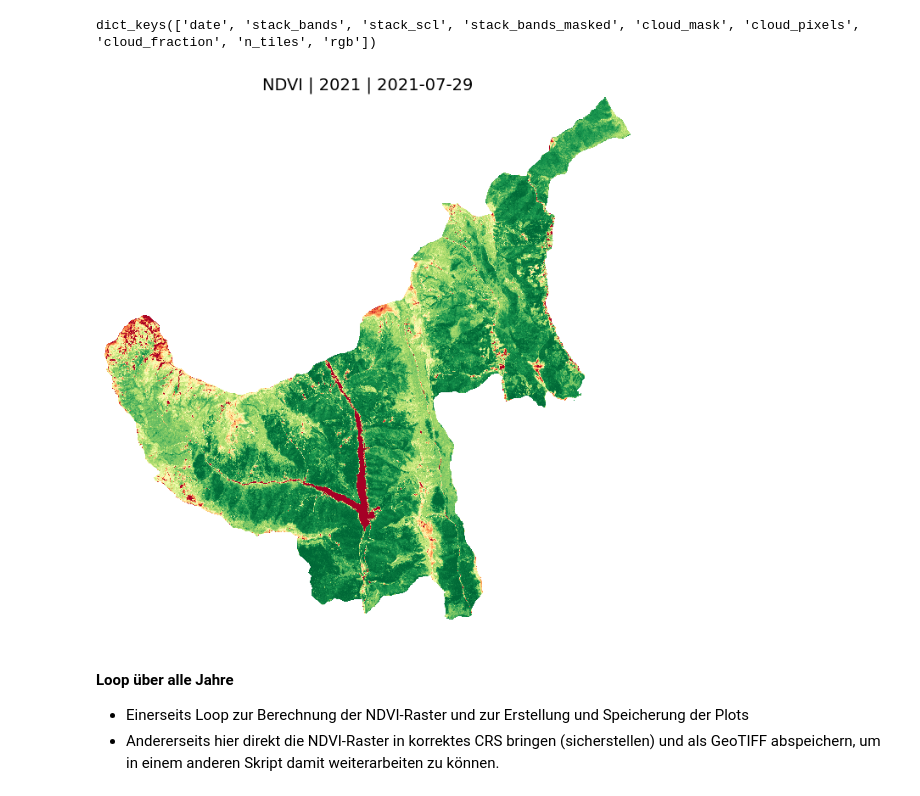
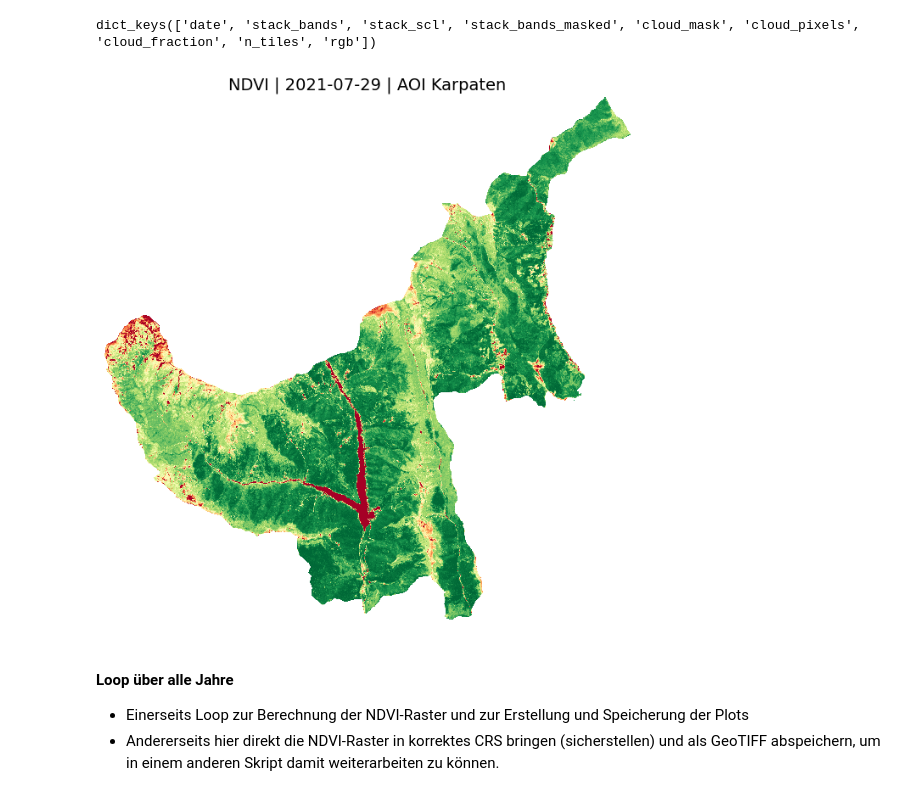
Before and after one commit to riedevik/PWRG2, a Jupyter notebook: 2_STAC_Suche_bis_Composites.ipynb, the cells around one changed output. Saved outputs shown, nothing was run; the diff lists cells and outputs as text; code cells hidden in the pictures.

```diff
--- a/2_STAC_Suche_bis_Composites.ipynb
+++ b/2_STAC_Suche_bis_Composites.ipynb
@@ -1190,7 +1306,7 @@ def stack_rasters(scene, bands, scl, bounds, epsg):
 # Überprüfen mit Test-Szene:
 
 stack_bands, stack_scl = stack_rasters(
-    scene,
+    scene_test,
     bands,
     scl,
     bounds,
@@ -1572,5 +1676,5 @@ stackstac arbeitet *lazy* "was ich berechnen würde" --> `.compute()` lädt die
 # %%
-year = 2021
+year = years[0]
 
 print(processed_scenes[year]["date"])
 # %% [output]
@@ -1642,14 +1737,6 @@ plt.close('all')
 # %% [markdown]
 #### Loop über alle Jahre
 # %%
-def normalize(band):
-    band_min = band.min()
-    band_max = band.max()
-    return (band - band_min) / (band_max - band_min)
-
-def brighten(band, alpha=0.13, beta=0):
-    return np.clip(alpha * band + beta, 0, 255)
-
 for year, data in processed_scenes.items():
 
     print(f"Processing RGB {year}")
@@ -1675,14 +1762,14 @@ for year, data in processed_scenes.items():
     blue = stack.sel(band="B02").compute()
 
     # Aufhellen
-    red_b = brighten(red)
-    green_b = brighten(green)
-    blue_b = brighten(blue)
+    red_b = brighten_rgb(red)
+    green_b = brighten_rgb(green)
+    blue_b = brighten_rgb(blue)
 
     # Normalisieren
-    red_n = normalize(red_b)
-    green_n = normalize(green_b)
-    blue_n = normalize(blue_b)
+    red_n = normalize_rgb(red_b)
+    green_n = normalize_rgb(green_b)
+    blue_n = normalize_rgb(blue_b)
 
     # RGB zusammensetzen (NumPy)
     rgb = np.dstack((red_n, green_n, blue_n))
@@ -1697,7 +1784,7 @@ for year, data in processed_scenes.items():
     plt.figure(figsize=(8, 8))
     plt.imshow(rgb, interpolation="lanczos")
     plt.axis("off")
-    plt.title(f"RGB Image | {year} | {data['date']}")
+    plt.title(f"RGB | {data['date']} | AOI {aoi_name}")
 
     plt.savefig(f"Composites_Plots/RGB_{year}.png", dpi=300, bbox_inches="tight")
     plt.close()
@@ -1756,7 +1874,7 @@ plt.show()
 # %% [markdown]
 ### NDVI-Composite erstellen
 # %%
-year = 2021
+year = years[0]
 
 print(processed_scenes[year]["date"])
 # %% [output]
@@ -1777,32 +1896,29 @@ ndvi = xr.where((nir + red) != 0, (nir - red) / (nir + red), np.nan)
 # %%
 # Farbskala definieren
 color_scale = "RdYlGn"
 
 # Figure (gesamtes Bild) + Axes (Plotfläche)
 fig, ax = plt.subplots(figsize=(8, 8))
 
 # NDVI plotten mit Rot --> Grün Farbskala & Penzentil-Stretch (für besseren Kontrast)
 ndvi.plot.imshow(
     ax=ax,
     cmap = color_scale,                      # Farbskala
     add_colorbar=False,                      # keine Farblegende
-    vmin=np.nanpercentile(ndvi, 2),          # setzt unteren Farbwert: der Wert, unter dem (hier) 2% der Daten liegen
-    vmax=np.nanpercentile(ndvi, 98)          # setzt oberen Farbwert: der Wert, unter dem (hier) 98% der Daten liegen
+    vmin=np.nanpercentile(ndvi, 2),          # unterer Farbwert: 2%-Perzentil
+    vmax=np.nanpercentile(ndvi, 98)          # oberer Farbwert: 98%-Perzentil
 )
 
 # Titel setzen
-ax.set_title(f"NDVI | {year} | {processed_scenes[year]['date']}", fontsize=14)
+ax.set_title(f"NDVI | {processed_scenes[year]['date']} | AOI {aoi_name}", fontsize=14)
 
 # Achsen ausblenden für saubere Darstellung
 ax.set_axis_off()
 
-# Plot direkt als PNG speichern
-plt.savefig("NDVI_Test.png", dpi=900, bbox_inches="tight")
-
 # Plot anzeigen
 plt.show()
 # %% [output]
-[figure, old version]
+[figure, new version]
 # %% [markdown]
 #### Loop über alle Jahre
 
```
Also changed, not shown: parts of 132 cells of this notebook, 30 other files.
